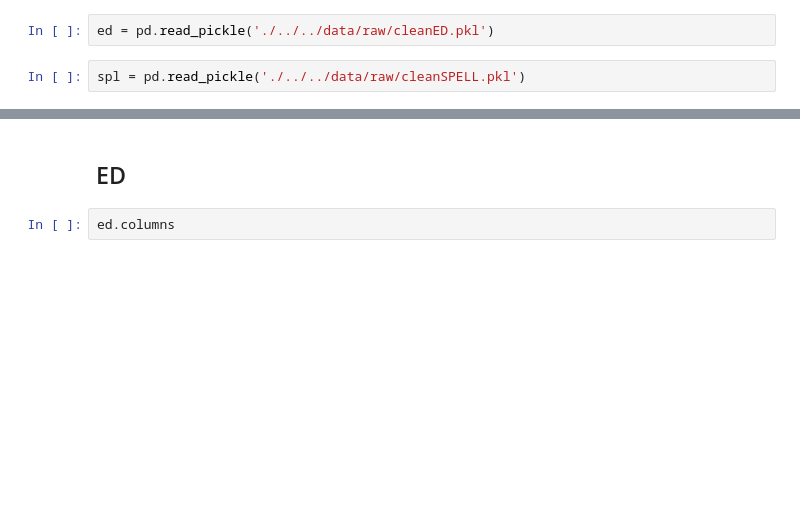
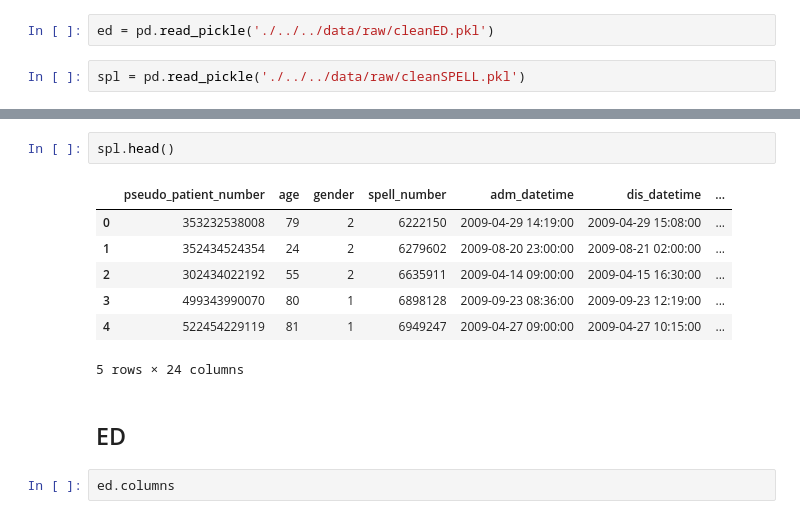
Before and after one commit to BradKeogh/EDclassification, a Jupyter notebook: notebooks/data_cleaning/D3_00rawdata_profiling.ipynb, the cells around one changed output, grey strips where cells are left out. Cells and saved outputs as stored; diff of their text form; blank space fills up the shorter version.

```diff
--- a/notebooks/data_cleaning/D3_00rawdata_profiling.ipynb
+++ b/notebooks/data_cleaning/D3_00rawdata_profiling.ipynb
@@ -16,3 +26,13 @@ spl.shape
+# %%
+spl.head()
+# %% [output]
+|  | pseudo_patient_number | age | gender | spell_number | adm_datetime | dis_datetime | ... |
+| 0 | 353232538008 | 79 | 2 | 6222150 | 2009-04-29 14:19:00 | 2009-04-29 15:08:00 | ... |
+| 1 | 352434524354 | 24 | 2 | 6279602 | 2009-08-20 23:00:00 | 2009-08-21 02:00:00 | ... |
+| 2 | 302434022192 | 55 | 2 | 6635911 | 2009-04-14 09:00:00 | 2009-04-15 16:30:00 | ... |
+| 3 | 499343990070 | 80 | 1 | 6898128 | 2009-09-23 08:36:00 | 2009-09-23 12:19:00 | ... |
+| 4 | 522454229119 | 81 | 1 | 6949247 | 2009-04-27 09:00:00 | 2009-04-27 10:15:00 | ... |
+5 rows × 24 columns
 # %% [markdown]
 ## ED
 # %%
```
Also changed, not shown: parts of 2 cells of this notebook.
